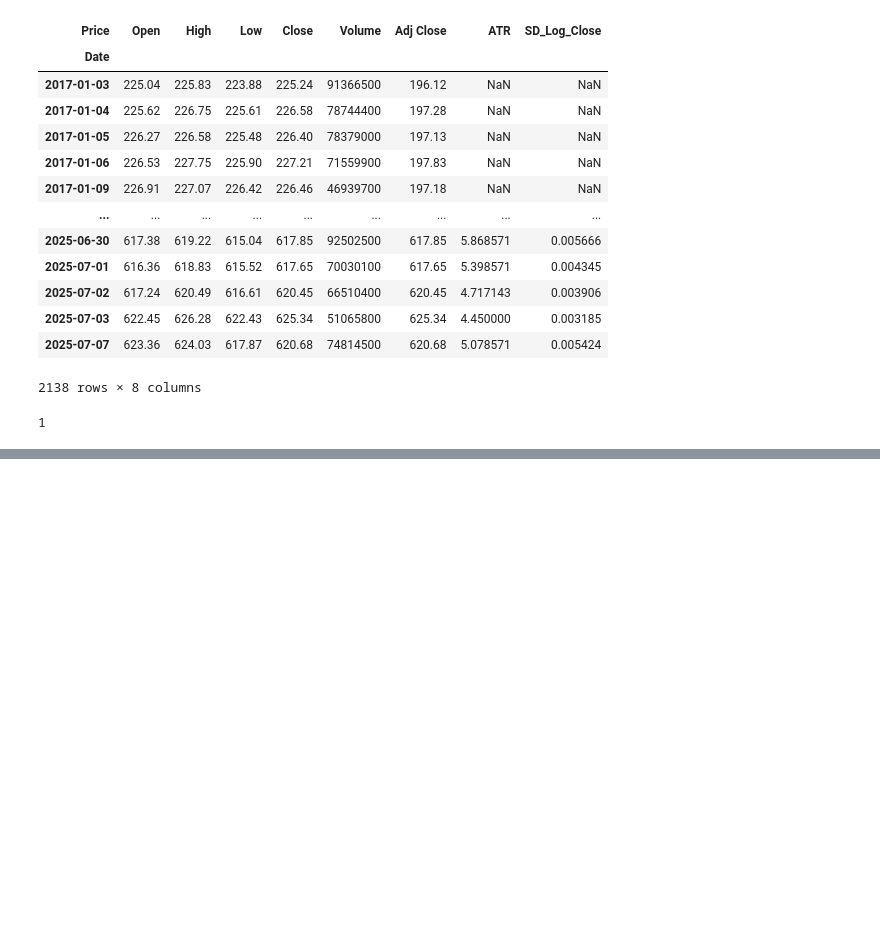
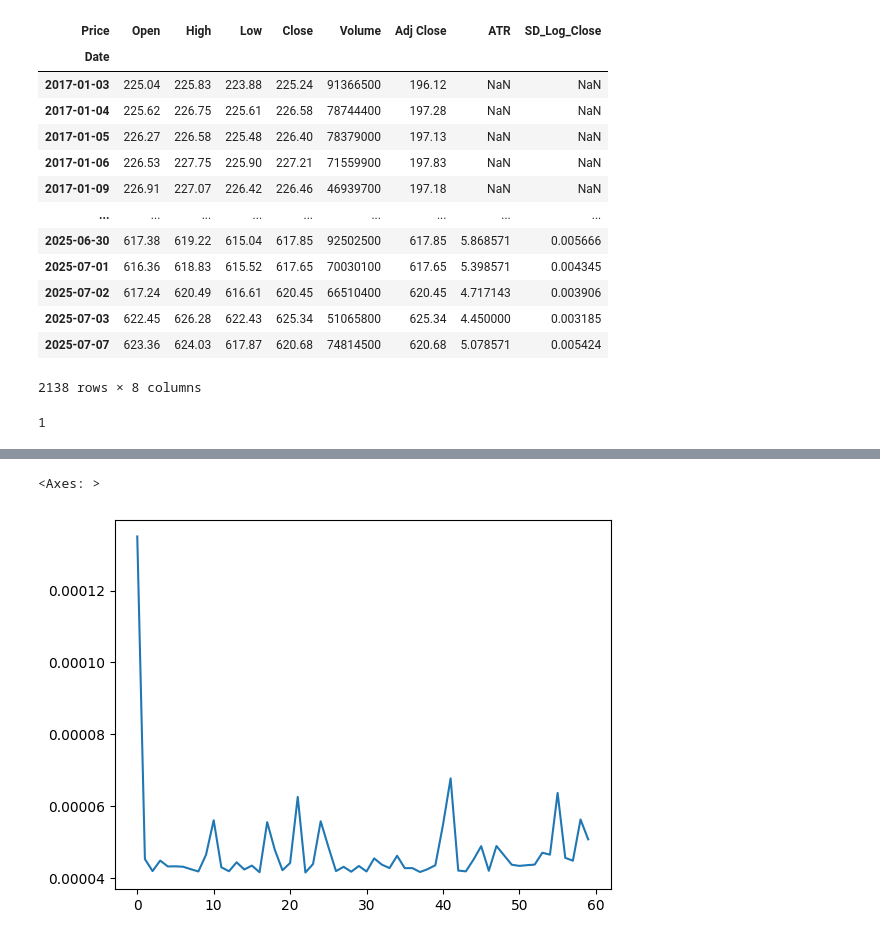
Before and after one commit to AkshayMurthy1/lstm-atr-prediction, a Jupyter notebook: stock-data/get_stock_data.ipynb, the cells around one changed output, grey strips where cells are left out. Cells and saved outputs as stored; diff of their text form; code cells hidden in the pictures; blank space fills up the shorter version.

```diff
--- a/stock-data/get_stock_data.ipynb
+++ b/stock-data/get_stock_data.ipynb
@@ -223,0 +360,5 @@ for i in range(epochs):
+# %%
+sns.lineplot(losses_test)
+# %% [output]
+<Axes: >
+[figure, added]
```
Also changed, not shown: parts of 10 cells of this notebook.
